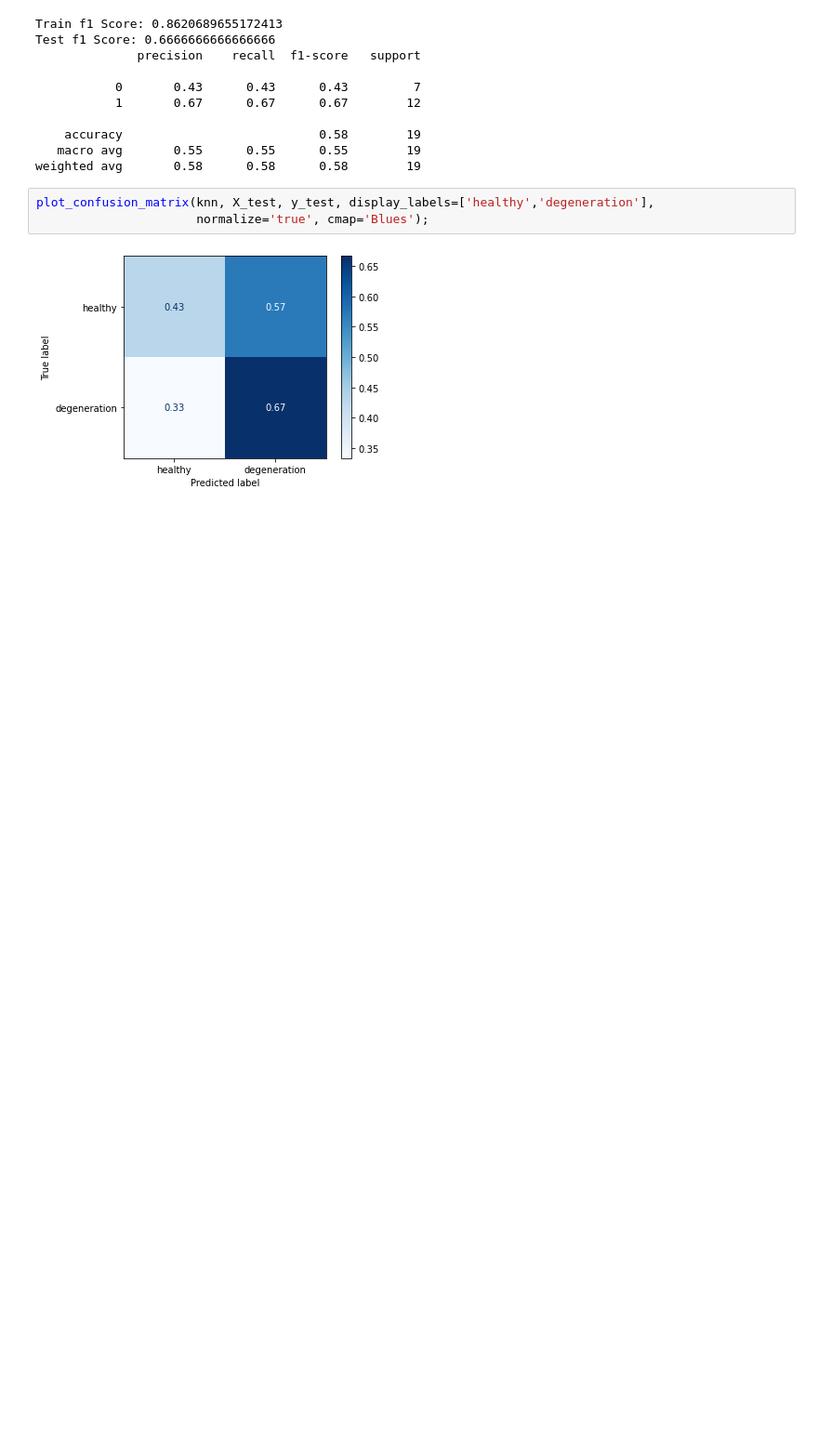
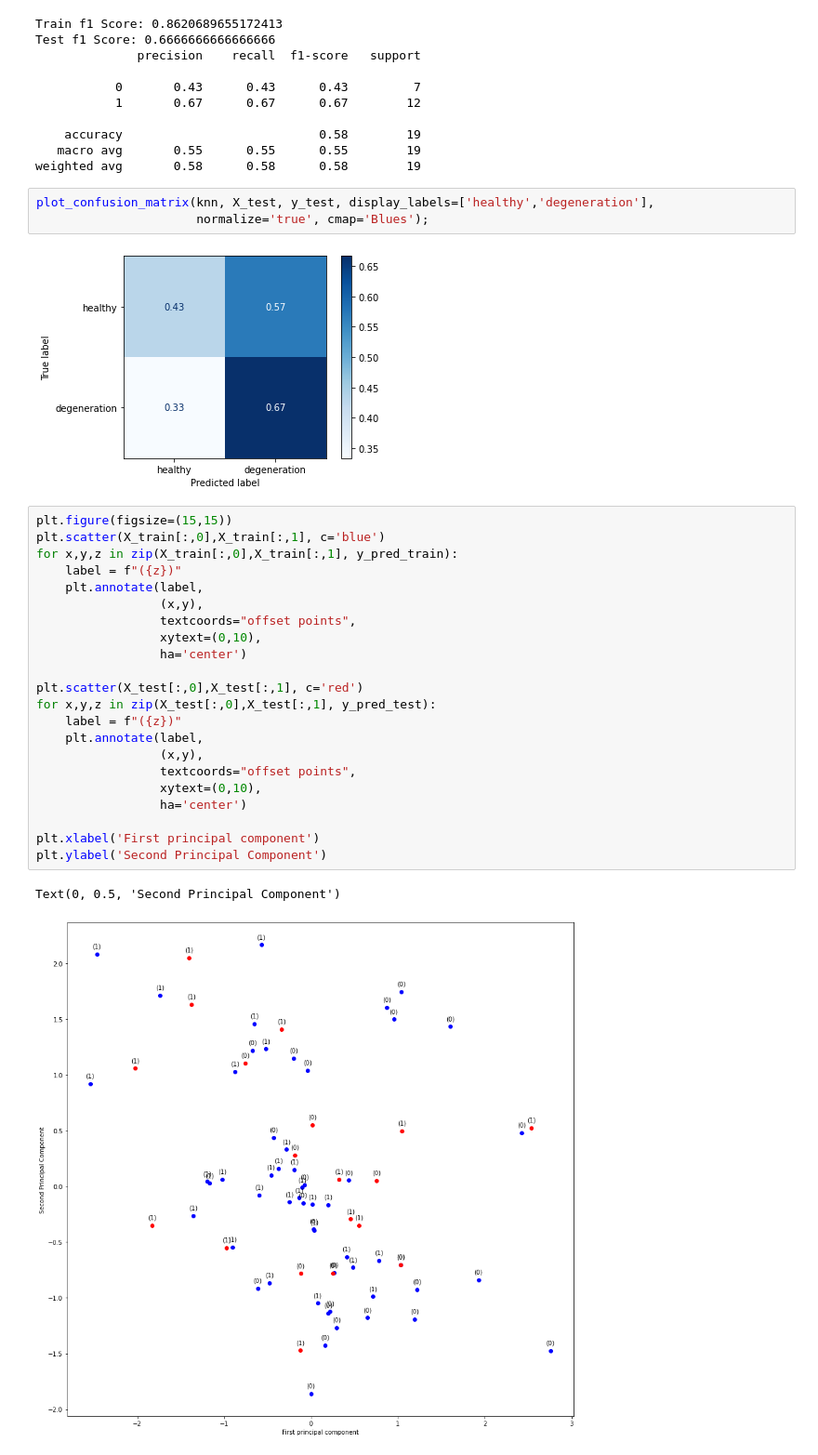
Before and after one commit to AlekKrajanowski/Motion-Capture-Gait, a Jupyter notebook: AKrajanowski/PCA_KNC.ipynb, the cells around one changed output. Shown: that part at 93% size. Saved outputs shown, nothing was run; the diff lists cells and outputs as text; blank space fills up the shorter version.

```diff
--- a/AKrajanowski/PCA_KNC.ipynb
+++ b/AKrajanowski/PCA_KNC.ipynb
@@ -159,3 +159,28 @@ plot_confusion_matrix(knn, X_test, y_test, display_labels=['healthy','degenerati
                       normalize='true', cmap='Blues');
 # %% [output]
 [figure]
+# %%
+plt.figure(figsize=(15,15))
+plt.scatter(X_train[:,0],X_train[:,1], c='blue')
+for x,y,z in zip(X_train[:,0],X_train[:,1], y_pred_train):
+    label = f"({z})"
+    plt.annotate(label,
+                 (x,y),
+                 textcoords="offset points",
+                 xytext=(0,10),
+                 ha='center')
+
+plt.scatter(X_test[:,0],X_test[:,1], c='red')
+for x,y,z in zip(X_test[:,0],X_test[:,1], y_pred_test):
+    label = f"({z})"
+    plt.annotate(label,
+                 (x,y),
+                 textcoords="offset points",
+                 xytext=(0,10),
+                 ha='center')
+
+plt.xlabel('First principal component')
+plt.ylabel('Second Principal Component')
+# %% [output]
+Text(0, 0.5, 'Second Principal Component')
+[figure, added]
```
Also changed, not shown: 16 other files.
